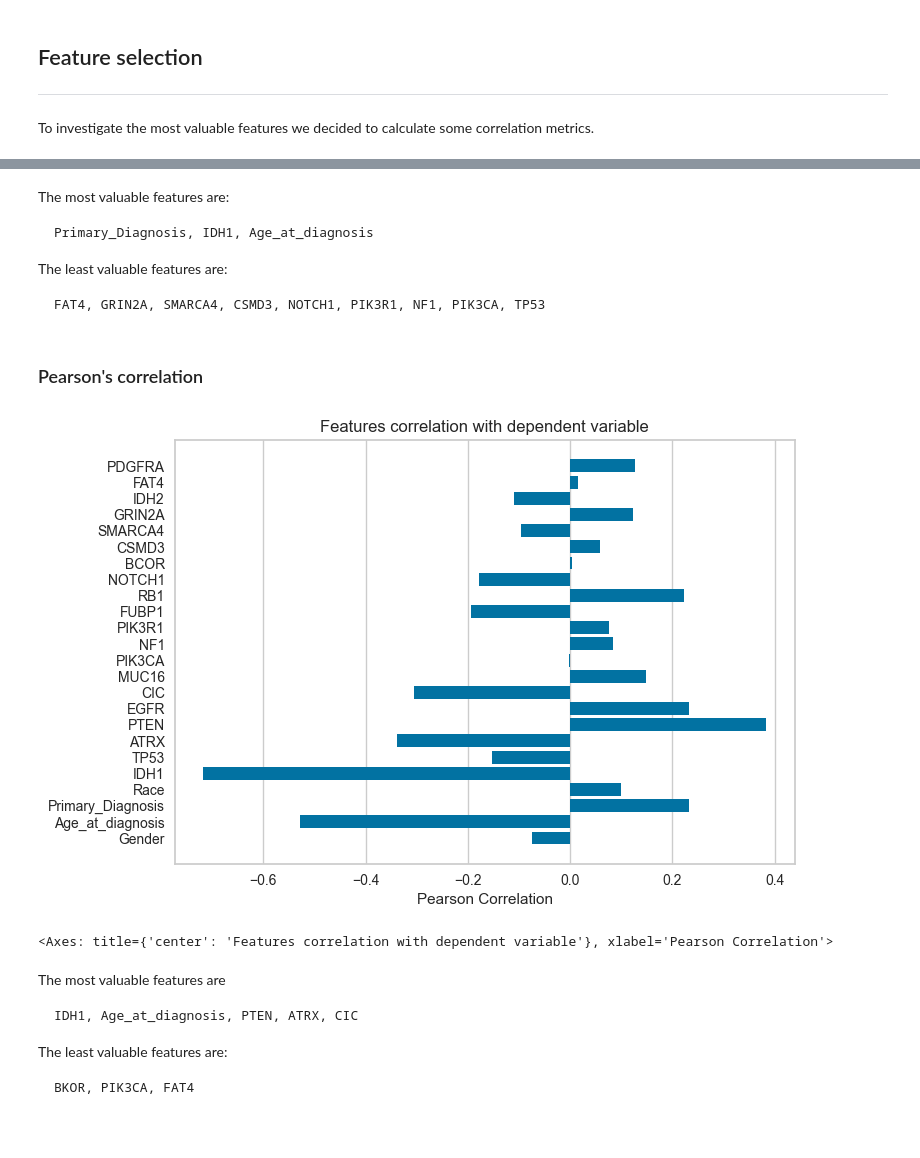
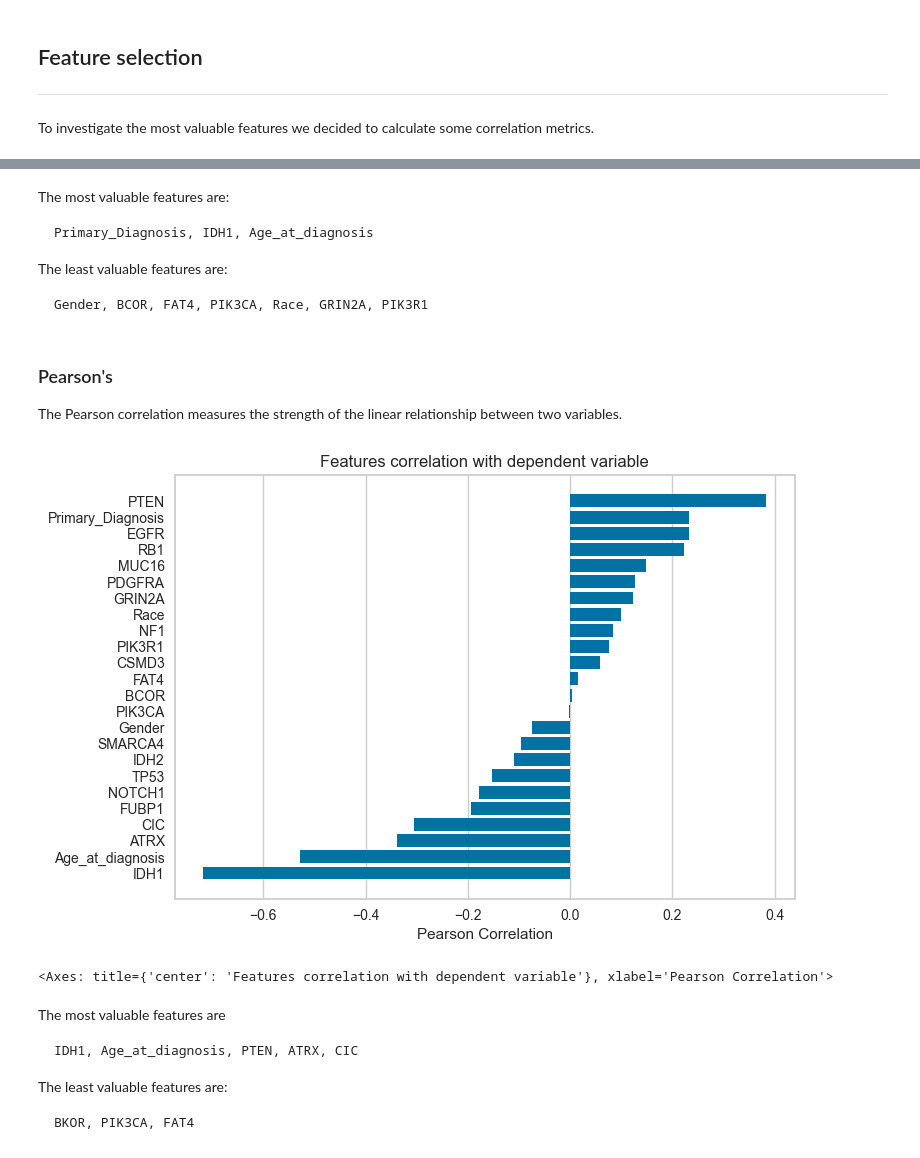
Before and after one commit to Vladislav-Kanev/glioma_data_analysis_competition, a Jupyter notebook: report.ipynb, the cells around one changed output, grey strips where cells are left out. Drawn from its saved outputs; the diff is of its cells as text; code cells hidden in the pictures.

````diff
--- a/report.ipynb
+++ b/report.ipynb
@@ -63,4 +64,5 @@ data_processing = encode_dataset(data_processing, columns=object_columns, verbos
 
 To investigate the most valuable features we decided to calculate some correlation metrics.
 # %%
-training_data, target = data_processing.drop(['Grade'], axis=1), data_processing['Grade']
+data_for_feature_analysis = data_processing.copy()
+training_data, target = data_for_feature_analysis.drop(['Grade'], axis=1), data_for_feature_analysis['Grade']
@@ -69,5 +72,5 @@ training_data, target = data_processing.drop(['Grade'], axis=1), data_processing
 # %%
-visualizer = FeatureCorrelation(labels=training_data.columns, method='mutual_info-classification')
+visualizer = FeatureCorrelation(labels=training_data.columns, method='mutual_info-classification', sort=True)
 visualizer.fit(normalize_dataset(training_data), target)
 visualizer.show()
 # %% [output]
@@ -81,16 +84,18 @@ Primary_Diagnosis, IDH1, Age_at_diagnosis
 
 The least valuable features are:
 ```text
-FAT4, GRIN2A, SMARCA4, CSMD3, NOTCH1, PIK3R1, NF1, PIK3CA, TP53
+Gender, BCOR, FAT4, PIK3CA, Race, GRIN2A, PIK3R1
 ```
-# %% [markdown]
-### Pearson's correlation
+# %% [markdown]
+### Pearson's
+
+The Pearson correlation measures the strength of the linear relationship between two variables.
 # %%
-visualizer = FeatureCorrelation(labels=training_data.columns, method='pearson')
+visualizer = FeatureCorrelation(labels=training_data.columns, method='pearson', sort=True)
 visualizer.fit(normalize_dataset(training_data), target)
 visualizer.show()
 # %% [output]
-[figure, old version]
+[figure, new version]
 <Axes: title={'center': 'Features correlation with dependent variable'}, xlabel='Pearson Correlation'>
 # %% [markdown]
 The most valuable features are
````
Also changed, not shown: parts of 5 cells of this notebook, 1 other file.
